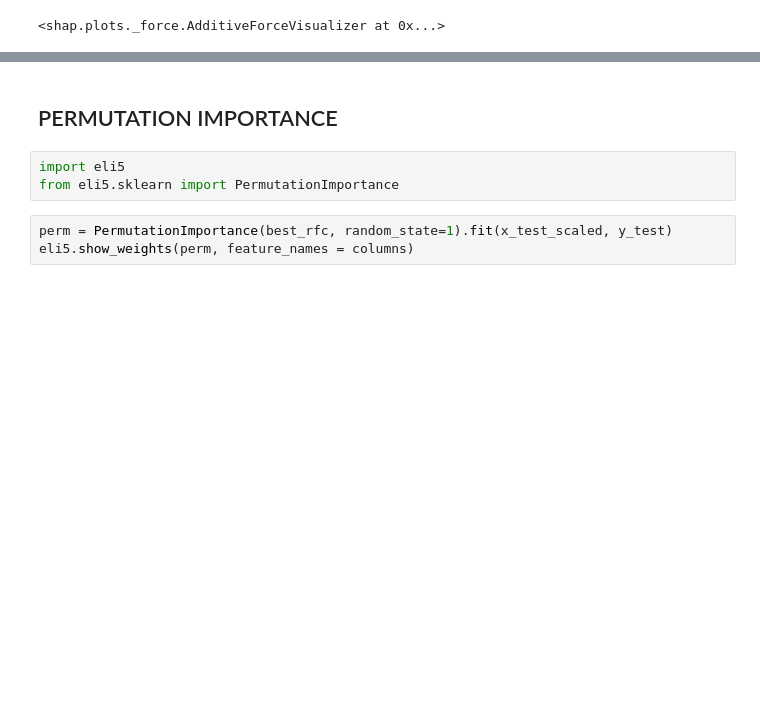
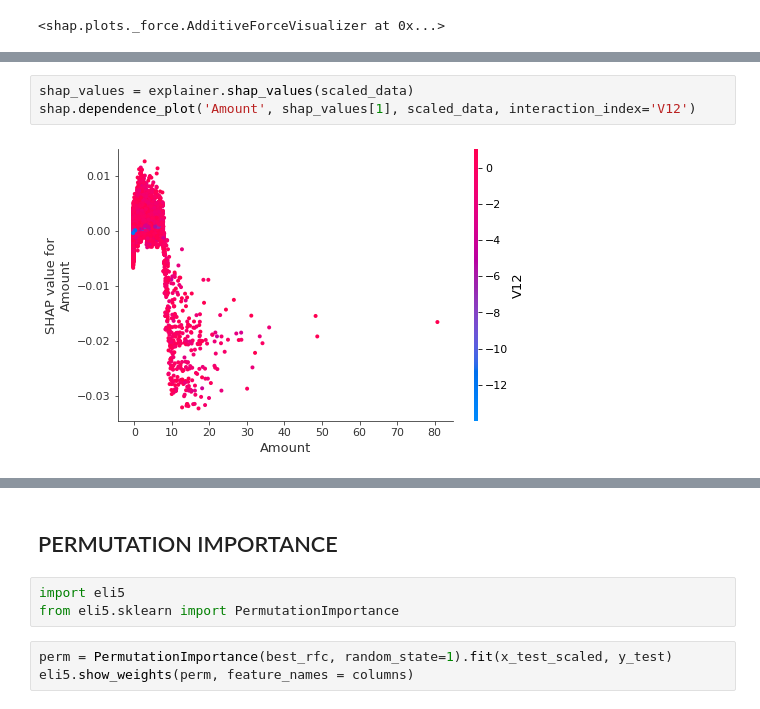
Before and after one commit to gchristodo/Advanced_ML, a Jupyter notebook: explainable_ML.ipynb, the cells around one changed output, grey strips where cells are left out. Saved outputs shown, nothing was run; the diff lists cells and outputs as text; blank space fills up the shorter version.

```diff
--- a/explainable_ML.ipynb
+++ b/explainable_ML.ipynb
@@ -291,0 +308,5 @@ display(shap.force_plot(explainer.expected_value[1], shap_values[1], scaled_data
+# %%
+shap_values = explainer.shap_values(scaled_data)
+shap.dependence_plot('Amount', shap_values[1], scaled_data, interaction_index='V12')
+# %% [output]
+[figure, added]
```
Also changed, not shown: parts of 7 cells of this notebook.
